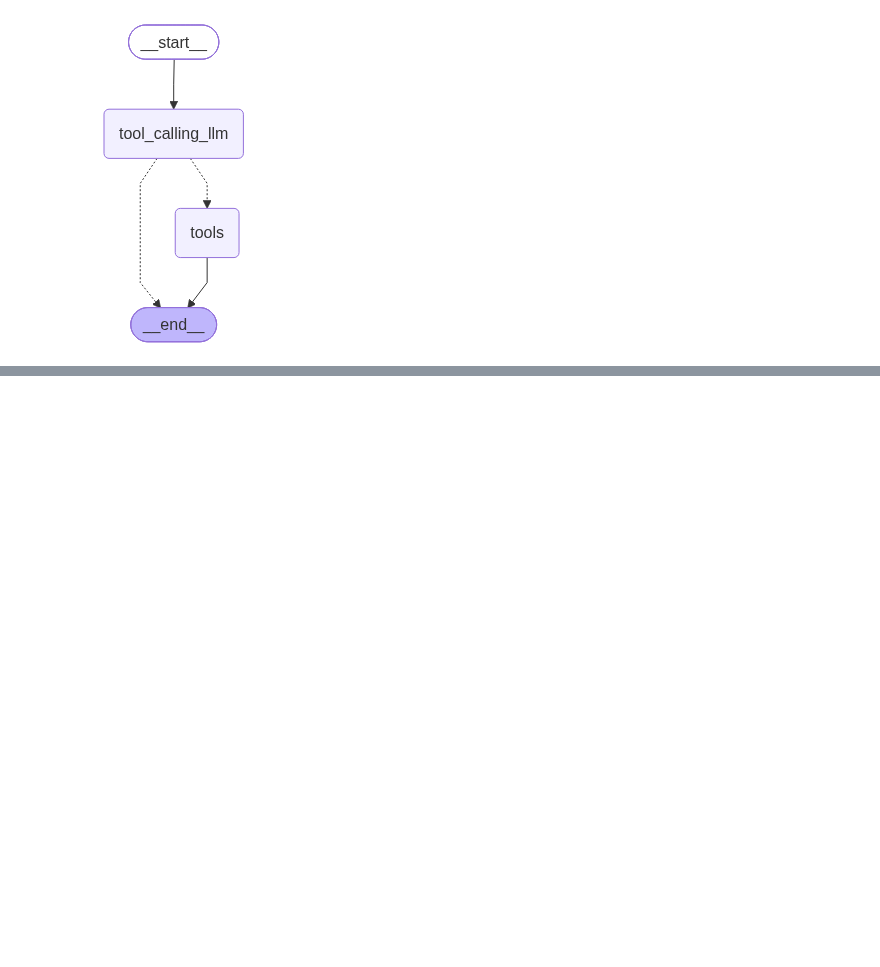
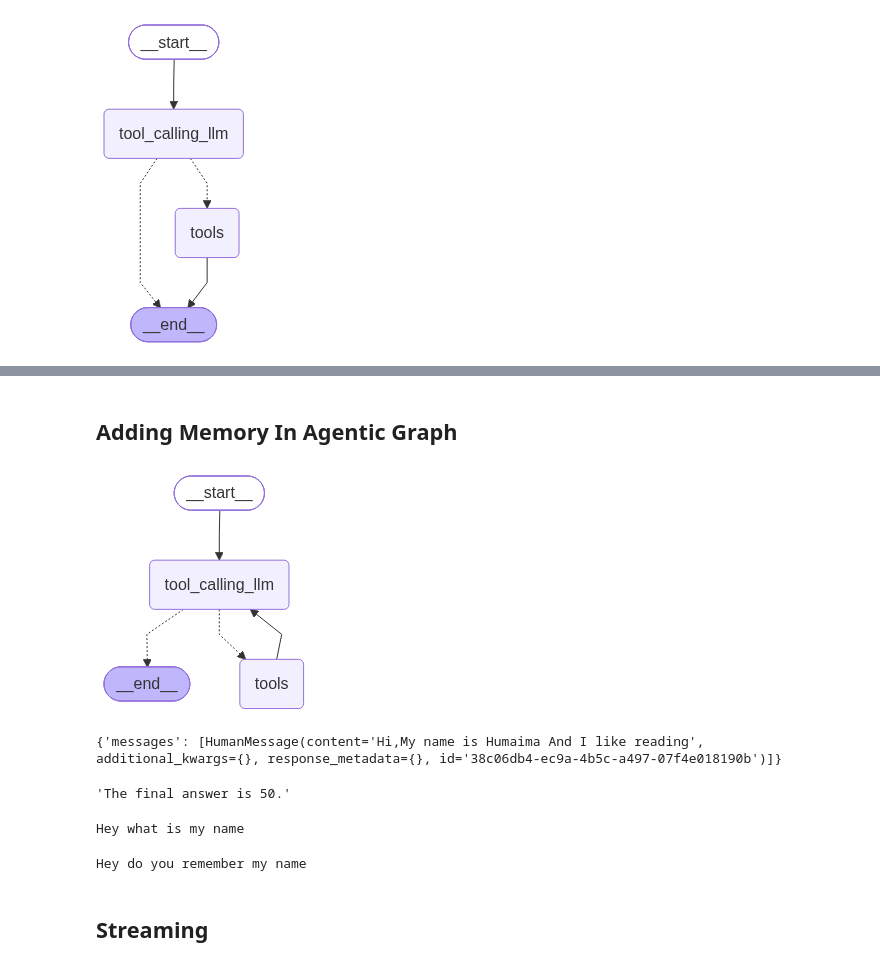
Before and after one commit to HumaimaRiaz47/complete-agentic-ai-course, a Jupyter notebook: 2-langgraph/basicchatbot.ipynb, the cells around one changed output, grey strips where cells are left out. Cells and saved outputs as stored; diff of their text form; code cells hidden in the pictures; blank space fills up the shorter version.

```diff
--- a/2-langgraph/basicchatbot.ipynb
+++ b/2-langgraph/basicchatbot.ipynb
@@ -223,0 +287,67 @@ Name: multiply
+# %% [markdown]
+## Adding Memory In Agentic Graph
+# %%
+## stategraph
+
+from langgraph.graph import StateGraph, START, END
+from langgraph.prebuilt import ToolNode
+from langgraph.prebuilt import tools_condition
+from langgraph.checkpoint.memory import MemorySaver
+
+memory = MemorySaver()
+
+# node definition
+def tool_calling_llm(state:State):
+    return {"message":[llm_with_tools.invoke(state["messages"])]}
+
+# Graph
+builder = StateGraph(State)
+
+## add node
+builder.add_node("tool_calling_llm", tool_calling_llm)
+builder.add_node("tools", ToolNode(tools))
+
+## add edge
+builder.add_edge(START, "tool_calling_llm")
+builder.add_conditional_edges(
+    "tool_calling_llm",
+    tools_condition
+)
+builder.add_edge("tools", "tool_calling_llm")
+
+## compile
+graph = builder.compile(checkpointer=memory)
+# display
+
+display(Image(graph.get_graph().draw_mermaid_png()))
+
+##
+# %% [output]
+[figure, added]
+# %%
+## Invocation
+
+config = {"configurable": {"thread_id": "1"}}
+
+graph.invoke({'messages':"Hi,My name is Humaima And I like reading"
+""},config)
+# %% [output]
+{'messages': [HumanMessage(content='Hi,My name is Humaima And I like reading', additional_kwargs={}, response_metadata={}, id='38c06db4-ec9a-4b5c-a497-07f4e018190b')]}
+# %%
+response['messages'][-1].content
+# %% [output]
+'The final answer is 50.'
+# %%
+response=graph.invoke({"messages":"Hey what is my name"},config=config)
+
+print(response['messages'][-1].content)
+# %% [output]
+Hey what is my name
+# %%
+response=graph.invoke({"messages":"Hey do you remember my name"},config=config)
+
+print(response['messages'][-1].content)
+# %% [output]
+Hey do you remember my name
+# %% [markdown]
+## Streaming
```
Also changed, not shown: parts of 22 cells of this notebook.
